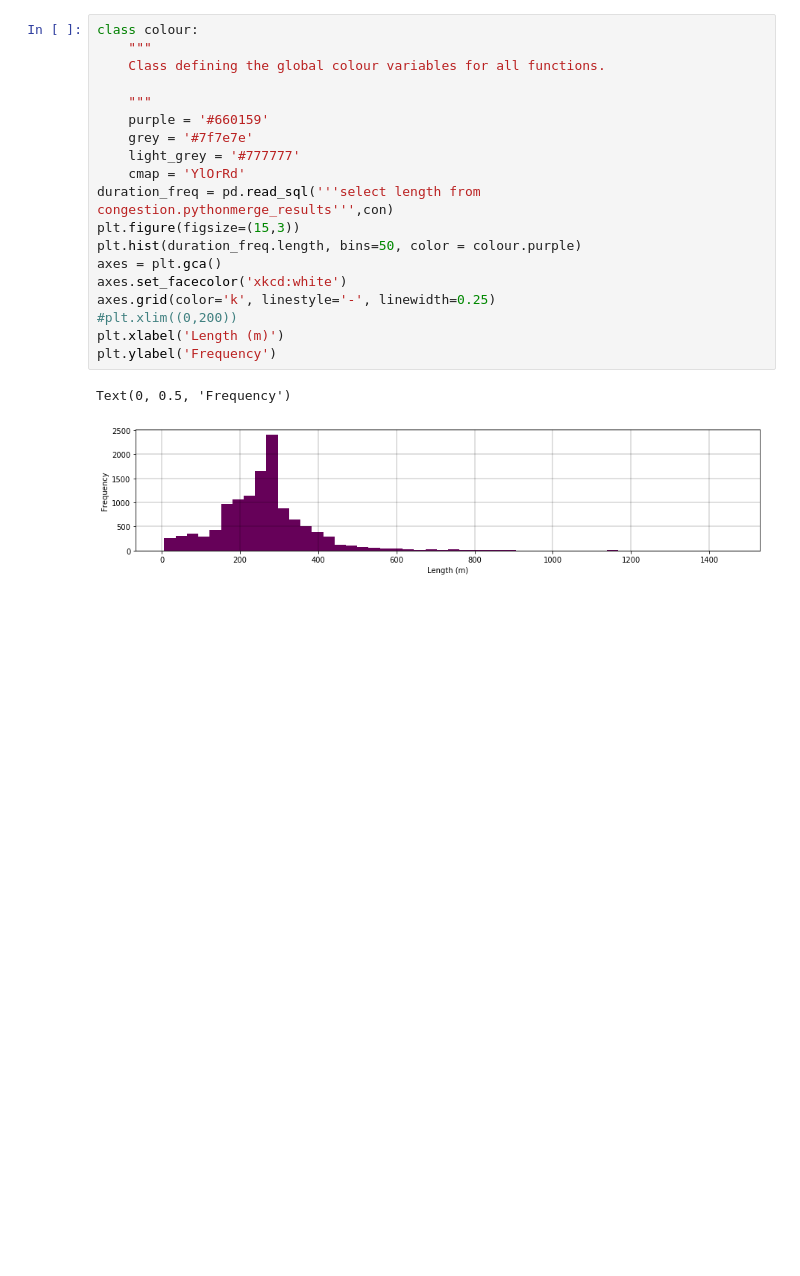
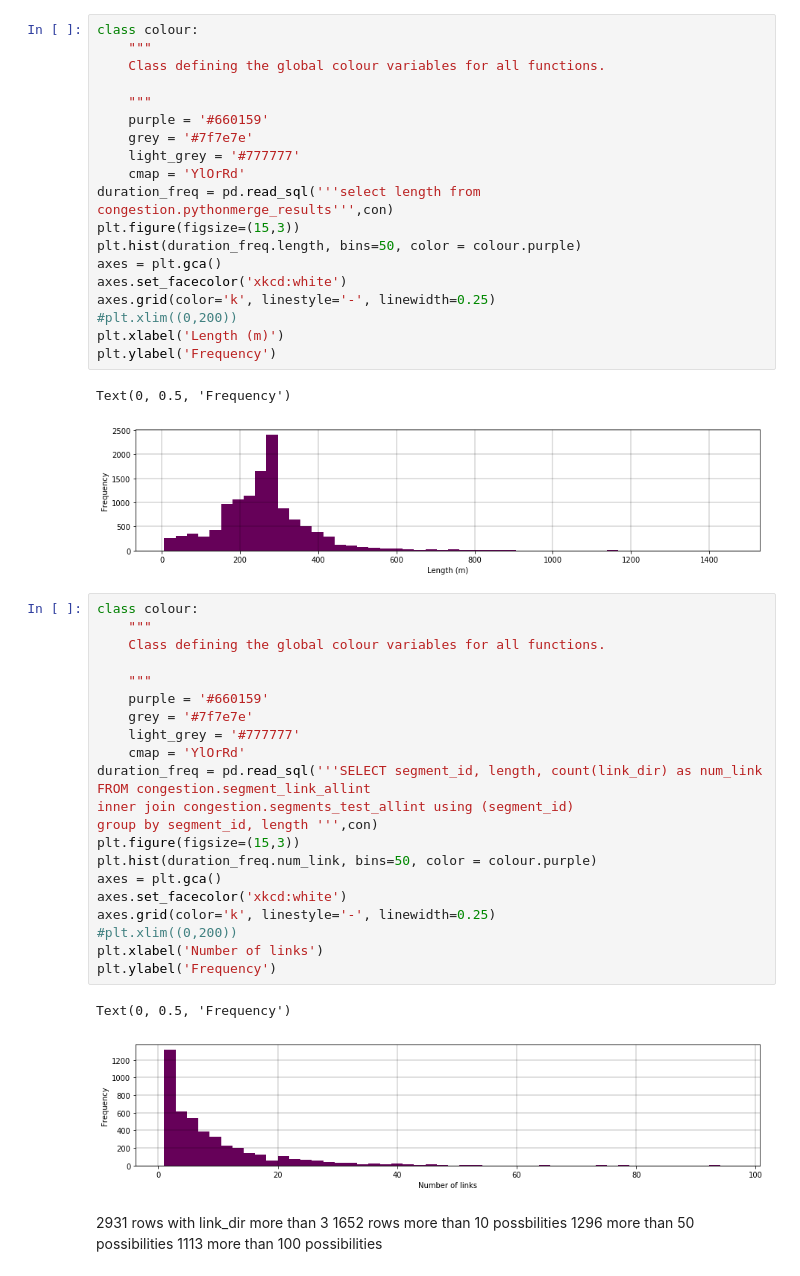
Before and after one commit to CityofToronto/bdit_congestion, a Jupyter notebook: congestion_grid/segment_partition.ipynb, the cells around one changed output. Drawn from its saved outputs; the diff is of its cells as text; blank space fills up the shorter version.

```diff
--- a/congestion_grid/segment_partition.ipynb
+++ b/congestion_grid/segment_partition.ipynb
@@ -203,3 +278,32 @@ plt.ylabel('Frequency')
 # %% [output]
 Text(0, 0.5, 'Frequency')
 [figure]
+# %%
+class colour:
+    """
+    Class defining the global colour variables for all functions.
+
+    """
+    purple = '#660159'
+    grey = '#7f7e7e'
+    light_grey = '#777777'
+    cmap = 'YlOrRd'
+duration_freq = pd.read_sql('''SELECT segment_id, length, count(link_dir) as num_link FROM congestion.segment_link_allint
+inner join congestion.segments_test_allint using (segment_id)
+group by segment_id, length	''',con)
+plt.figure(figsize=(15,3))
+plt.hist(duration_freq.num_link, bins=50, color = colour.purple)
+axes = plt.gca()
+axes.set_facecolor('xkcd:white')
+axes.grid(color='k', linestyle='-', linewidth=0.25)
+#plt.xlim((0,200))
+plt.xlabel('Number of links')
+plt.ylabel('Frequency')
+# %% [output]
+Text(0, 0.5, 'Frequency')
+[figure, added]
+# %% [markdown]
+2931 rows with link_dir more than 3
+1652 rows more than 10 possbilities
+1296 more than 50 possibilities
+1113 more than 100 possibilities
```
Also changed, not shown: parts of 14 cells of this notebook.
